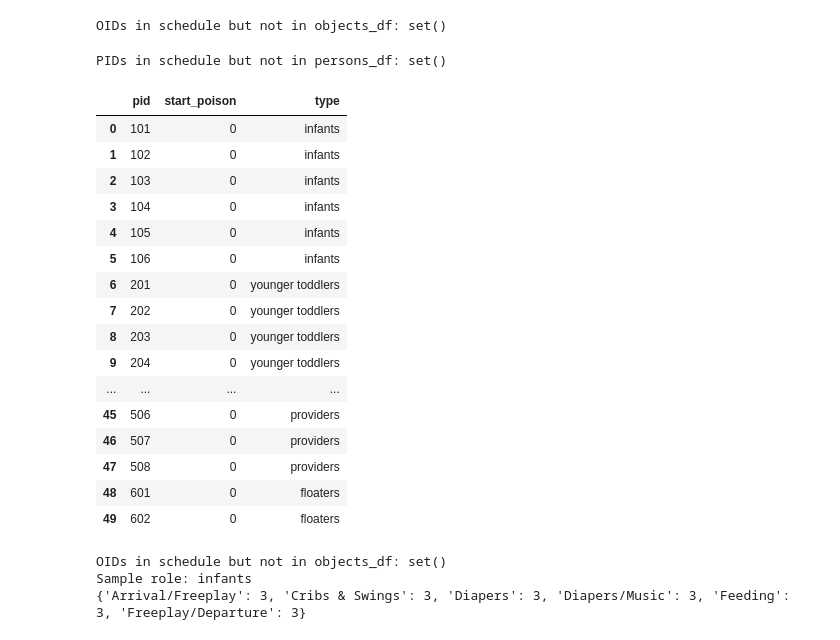
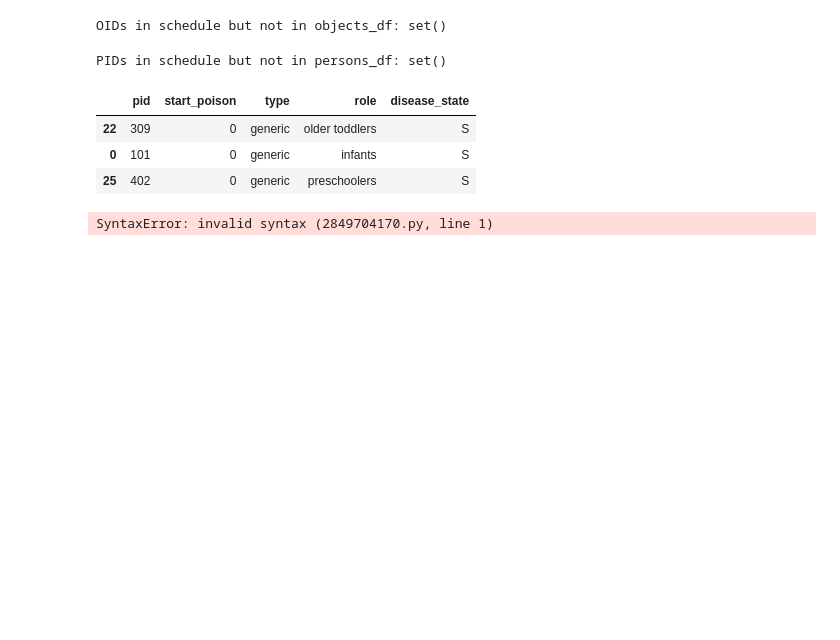
Before and after one commit to NSSAC/brave-childcare-godot, a Jupyter notebook: analysis/pop_sched_generation.ipynb, the cells around one changed output. Saved outputs shown, nothing was run; the diff lists cells and outputs as text; code cells hidden in the pictures; blank space fills up the shorter version.

```diff
--- a/analysis/pop_sched_generation.ipynb
+++ b/analysis/pop_sched_generation.ipynb
@@ -49,6 +45,7 @@ for group_idx, group_name in enumerate(group_names, start=1):
             "start_poison": 0,
             "type": "generic",
             "role": group_name,
+            "disease_state": "S",
         })
 
 group_persons_df = pd.DataFrame(rows)
@@ -70,3 +67,23 @@ providers            8
 infants              6
 floaters             2
 Name: role, dtype: int64
+# %%
+import random
+
+# Set initial infected individuals
+# Randomly select one young toddler and one preschooler to start as infected
+
+young_toddlers = group_persons_df[group_persons_df['role'] == 'younger toddlers']
+preschoolers = group_persons_df[group_persons_df['role'] == 'preschoolers']
+
+# Randomly select one from each group
+infected_toddler_idx = random.choice(young_toddlers.index)
+infected_preschooler_idx = random.choice(preschoolers.index)
+
+# Set their disease state to "I" (Infected)
+group_persons_df.loc[infected_toddler_idx, 'disease_state'] = 'I'
+group_persons_df.loc[infected_preschooler_idx, 'disease_state'] = 'I'
+
+print("Initial Infected Individuals:")
+print(f"Young Toddler: {group_persons_df.loc[infected_toddler_idx, 'pid']} - {group_persons_df.loc[infected_toddler_idx, 'role']}")
+print(f"Preschooler: {group_persons_df.loc[infected_preschooler_idx, 'pid']} - {group_persons_df.loc[infected_preschooler_idx, 'role']}")
@@ -440,27 +834,14 @@ print(f"PIDs in schedule but not in persons_df: {sched_set - person_set}")
 # %% [output]
 PIDs in schedule but not in persons_df: set()
 # %%
-group_persons_df
+group_persons_df.sample(3)
 # %% [output]
-|  | pid | start_poison | type |
-| 0 | 101 | 0 | infants |
-| 1 | 102 | 0 | infants |
-| 2 | 103 | 0 | infants |
-| 3 | 104 | 0 | infants |
-| 4 | 105 | 0 | infants |
-| 5 | 106 | 0 | infants |
-| 6 | 201 | 0 | younger toddlers |
-| 7 | 202 | 0 | younger toddlers |
-| 8 | 203 | 0 | younger toddlers |
-| 9 | 204 | 0 | younger toddlers |
-| ... | ... | ... | ... |
-| 45 | 506 | 0 | providers |
-| 46 | 507 | 0 | providers |
-| 47 | 508 | 0 | providers |
-| 48 | 601 | 0 | floaters |
-| 49 | 602 | 0 | floaters |
+|  | pid | start_poison | type | role | disease_state |
+| 22 | 309 | 0 | generic | older toddlers | S |
+| 0 | 101 | 0 | generic | infants | S |
+| 25 | 402 | 0 | generic | preschoolers | S |
 # %%
-# Sanity checks for role-based oid assignment
+plaanity checks for role-based oid assignment
 sched_set = set(full_schedule_df["oid"].dropna().unique())
 object_set = set(objects_df["oid"].dropna().unique())
 print(f"OIDs in schedule but not in objects_df: {sched_set - object_set}")
@@ -470,9 +851,7 @@ sample_role = "infants" if "infants" in role_activity_oid_options else next(iter
 print(f"Sample role: {sample_role}")
 print({k: len(v) for k, v in list(role_activity_oid_options[sample_role].items())[:6]})
 # %% [output]
-OIDs in schedule but not in objects_df: set()
-Sample role: infants
-{'Arrival/Freeplay': 3, 'Cribs & Swings': 3, 'Diapers': 3, 'Diapers/Music': 3, 'Feeding': 3, 'Freeplay/Departure': 3}
+SyntaxError: invalid syntax (2849704170.py, line 1)
 # %%
 # Summary: Role-based location segregation with tuned preferences
 print("\n" + "="*80)
```
Also changed, not shown: parts of 23 cells of this notebook, 16 other files.
